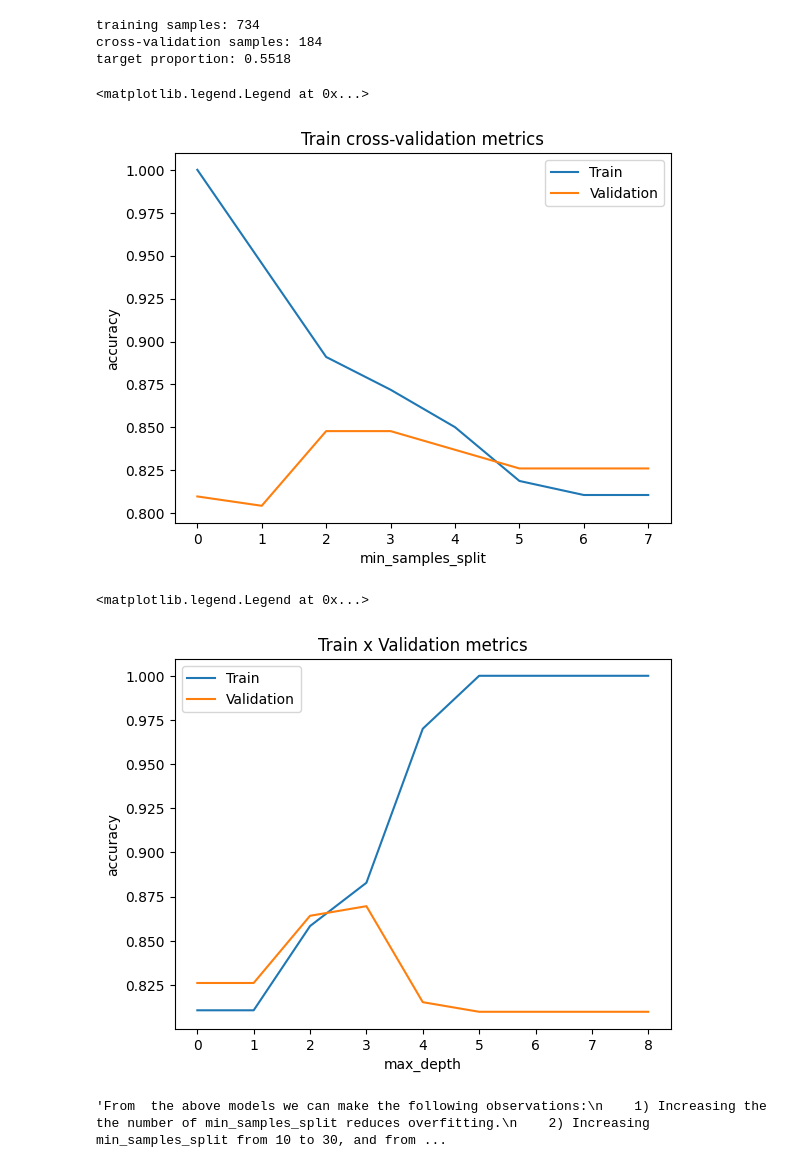
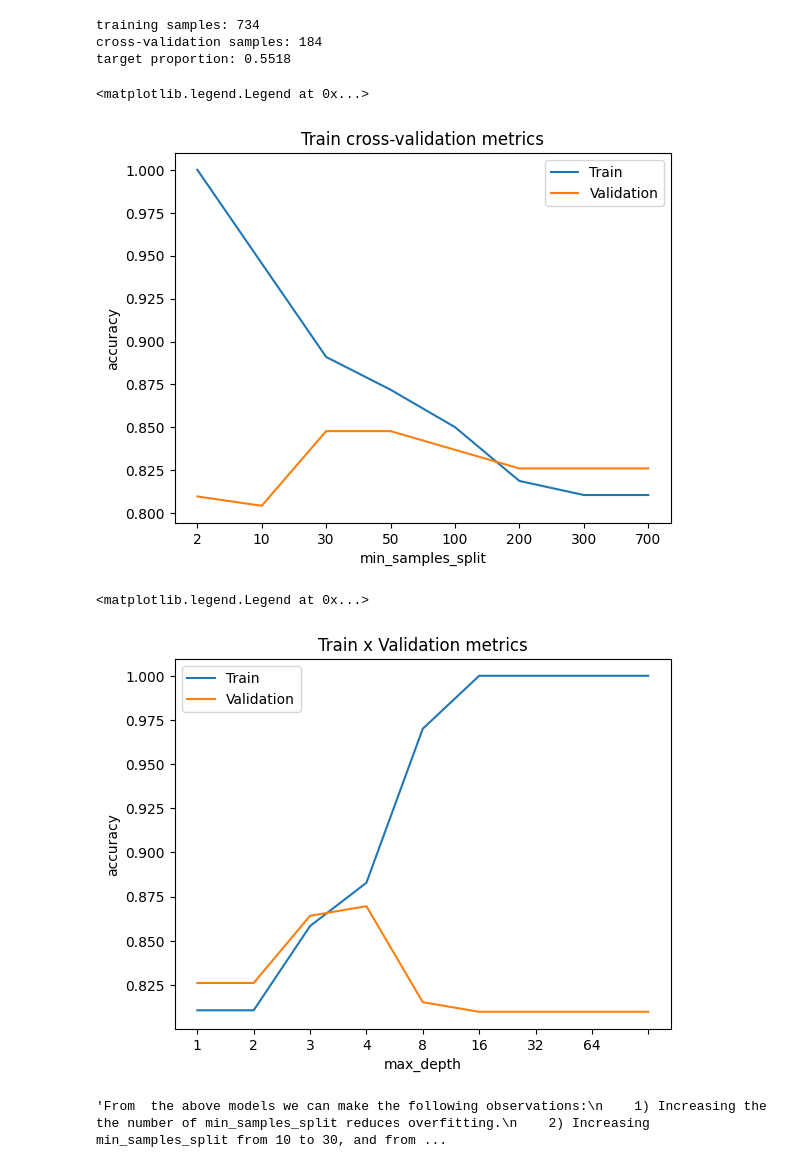
Before and after one commit to Arnav6508/Cardiovascular-Disease-Prediction, a Jupyter notebook: cardiovascular-disease-prediction.ipynb, the cells around one changed output. Saved outputs shown, nothing was run; the diff lists cells and outputs as text; code cells hidden in the pictures.

```diff
--- a/cardiovascular-disease-prediction.ipynb
+++ b/cardiovascular-disease-prediction.ipynb
@@ -83,25 +83,26 @@ max_depth_list = [1,2, 3, 4, 8, 16, 32, 64, None] # None means that there is no
 # %%
 # Considering only min_samples_split_list
 accuracy_list_train = []
 accuracy_list_val = []
 for min_samples_split in min_samples_split_list:
     model = DecisionTreeClassifier(min_samples_split = min_samples_split,
                                    random_state = RANDOM_STATE).fit(X_train,y_train)
     predictions_train = model.predict(X_train)
     predictions_val = model.predict(X_val)
     accuracy_train = accuracy_score(predictions_train,y_train)
     accuracy_val = accuracy_score(predictions_val,y_val)
     accuracy_list_train.append(accuracy_train)
     accuracy_list_val.append(accuracy_val)
 plt.plot(accuracy_list_train)
 plt.plot(accuracy_list_val)
 plt.xlabel('min_samples_split')
 plt.ylabel('accuracy')
+plt.xticks(ticks = range(len(min_samples_split_list )),labels=min_samples_split_list)
 plt.title('Train cross-validation metrics')
 plt.legend(['Train','Validation'])
 # %% [output]
 <matplotlib.legend.Legend at 0x...>
-[figure, old version]
+[figure, new version]
 # %%
 # Considering only max_depth
 accuracy_list_train = []
@@ -120,12 +121,13 @@ for max_depth in max_depth_list:
 plt.title('Train x Validation metrics')
 plt.xlabel('max_depth')
 plt.ylabel('accuracy')
+plt.xticks(ticks = range(len(max_depth_list )),labels=max_depth_list)
 plt.plot(accuracy_list_train)
 plt.plot(accuracy_list_val)
 plt.legend(['Train','Validation'])
 # %% [output]
 <matplotlib.legend.Legend at 0x...>
-[figure, old version]
+[figure, new version]
 # %%
 '''From  the above models we can make the following observations:
     1) Increasing the the number of min_samples_split reduces overfitting.
```
Also changed, not shown: parts of 13 cells of this notebook.
